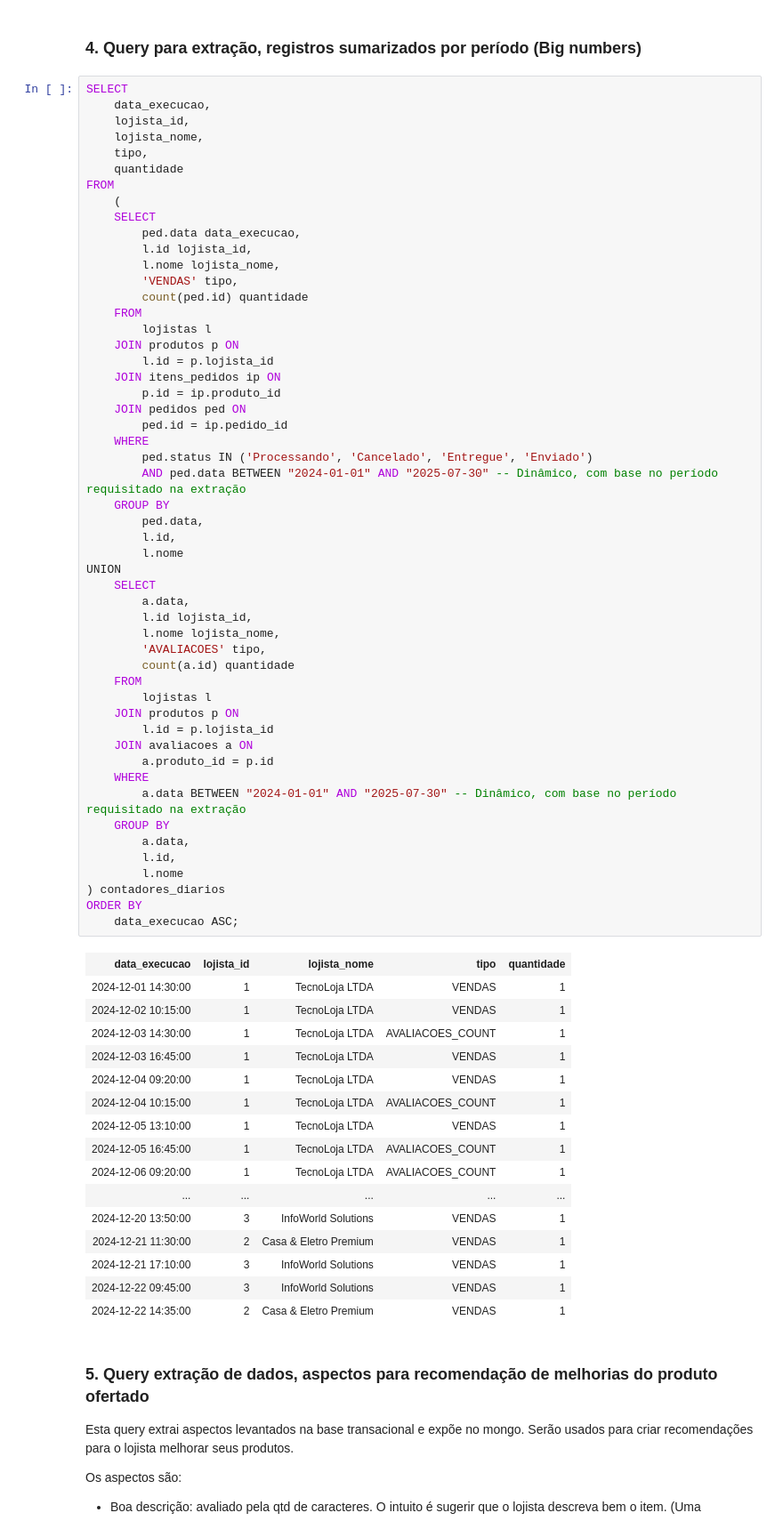
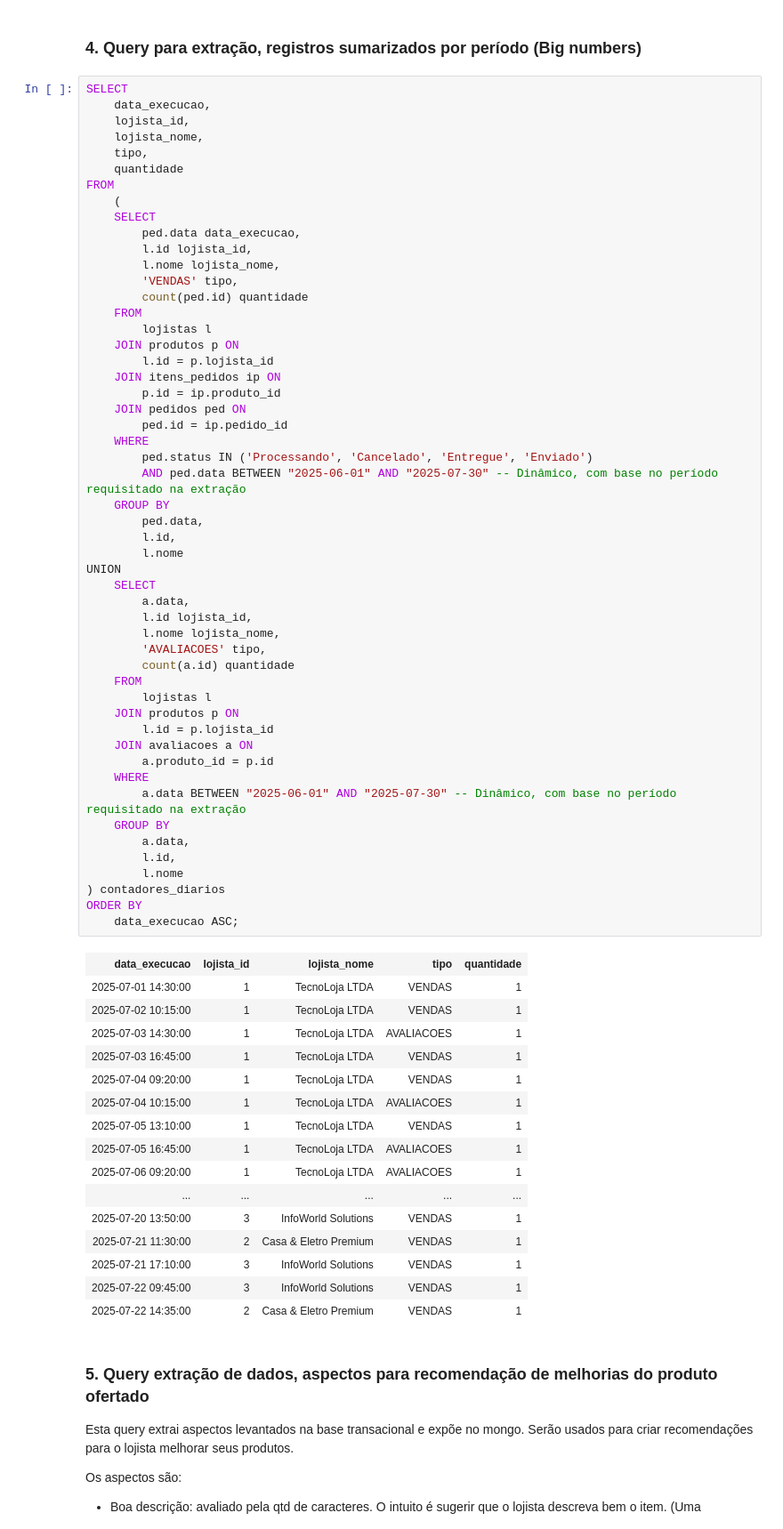
Before and after one commit to rgoncalves94/inf-325-grupo-5-2025, a Jupyter notebook: notebooks/1.Base relacional MariaDB.ipynb, the cells around one changed output. Shown: that part at 89% size. Cells and saved outputs as stored; diff of their text form.

```diff
--- a/notebooks/1.Base relacional MariaDB.ipynb
+++ b/notebooks/1.Base relacional MariaDB.ipynb
@@ -568,50 +568,50 @@ FROM
 		ped.id = ip.pedido_id
 	WHERE
 		ped.status IN ('Processando', 'Cancelado', 'Entregue', 'Enviado')
-		AND ped.data BETWEEN "2024-01-01" AND "2025-07-30" -- Dinâmico, com base no período requisitado na extração
+		AND ped.data BETWEEN "2025-06-01" AND "2025-07-30" -- Dinâmico, com base no período requisitado na extração
 	GROUP BY
 		ped.data,
 		l.id,
 		l.nome
 UNION
 	SELECT
 		a.data,
 		l.id lojista_id,
 		l.nome lojista_nome,
 		'AVALIACOES' tipo,
 		count(a.id) quantidade
 	FROM
 		lojistas l
 	JOIN produtos p ON
 		l.id = p.lojista_id
 	JOIN avaliacoes a ON
 		a.produto_id = p.id
 	WHERE
-		a.data BETWEEN "2024-01-01" AND "2025-07-30" -- Dinâmico, com base no período requisitado na extração
+		a.data BETWEEN "2025-06-01" AND "2025-07-30" -- Dinâmico, com base no período requisitado na extração
 	GROUP BY
 		a.data,
 		l.id,
 		l.nome
 ) contadores_diarios
 ORDER BY
 	data_execucao ASC;
 # %% [output]
 | data_execucao | lojista_id | lojista_nome | tipo | quantidade |
-| 2024-12-01 14:30:00 | 1 | TecnoLoja LTDA | VENDAS | 1 |
-| 2024-12-02 10:15:00 | 1 | TecnoLoja LTDA | VENDAS | 1 |
-| 2024-12-03 14:30:00 | 1 | TecnoLoja LTDA | AVALIACOES_COUNT | 1 |
-| 2024-12-03 16:45:00 | 1 | TecnoLoja LTDA | VENDAS | 1 |
-| 2024-12-04 09:20:00 | 1 | TecnoLoja LTDA | VENDAS | 1 |
-| 2024-12-04 10:15:00 | 1 | TecnoLoja LTDA | AVALIACOES_COUNT | 1 |
-| 2024-12-05 13:10:00 | 1 | TecnoLoja LTDA | VENDAS | 1 |
-| 2024-12-05 16:45:00 | 1 | TecnoLoja LTDA | AVALIACOES_COUNT | 1 |
-| 2024-12-06 09:20:00 | 1 | TecnoLoja LTDA | AVALIACOES_COUNT | 1 |
+| 2025-07-01 14:30:00 | 1 | TecnoLoja LTDA | VENDAS | 1 |
+| 2025-07-02 10:15:00 | 1 | TecnoLoja LTDA | VENDAS | 1 |
+| 2025-07-03 14:30:00 | 1 | TecnoLoja LTDA | AVALIACOES | 1 |
+| 2025-07-03 16:45:00 | 1 | TecnoLoja LTDA | VENDAS | 1 |
+| 2025-07-04 09:20:00 | 1 | TecnoLoja LTDA | VENDAS | 1 |
+| 2025-07-04 10:15:00 | 1 | TecnoLoja LTDA | AVALIACOES | 1 |
+| 2025-07-05 13:10:00 | 1 | TecnoLoja LTDA | VENDAS | 1 |
+| 2025-07-05 16:45:00 | 1 | TecnoLoja LTDA | AVALIACOES | 1 |
+| 2025-07-06 09:20:00 | 1 | TecnoLoja LTDA | AVALIACOES | 1 |
 | ... | ... | ... | ... | ... |
-| 2024-12-20 13:50:00 | 3 | InfoWorld Solutions | VENDAS | 1 |
-| 2024-12-21 11:30:00 | 2 | Casa & Eletro Premium | VENDAS | 1 |
-| 2024-12-21 17:10:00 | 3 | InfoWorld Solutions | VENDAS | 1 |
-| 2024-12-22 09:45:00 | 3 | InfoWorld Solutions | VENDAS | 1 |
-| 2024-12-22 14:35:00 | 2 | Casa & Eletro Premium | VENDAS | 1 |
+| 2025-07-20 13:50:00 | 3 | InfoWorld Solutions | VENDAS | 1 |
+| 2025-07-21 11:30:00 | 2 | Casa & Eletro Premium | VENDAS | 1 |
+| 2025-07-21 17:10:00 | 3 | InfoWorld Solutions | VENDAS | 1 |
+| 2025-07-22 09:45:00 | 3 | InfoWorld Solutions | VENDAS | 1 |
+| 2025-07-22 14:35:00 | 2 | Casa & Eletro Premium | VENDAS | 1 |
 # %% [markdown]
 ### 5. Query extração de dados, aspectos para recomendação de melhorias do produto ofertado
 
```
Also changed, not shown: parts of 4 cells of this notebook, 2 other files.
